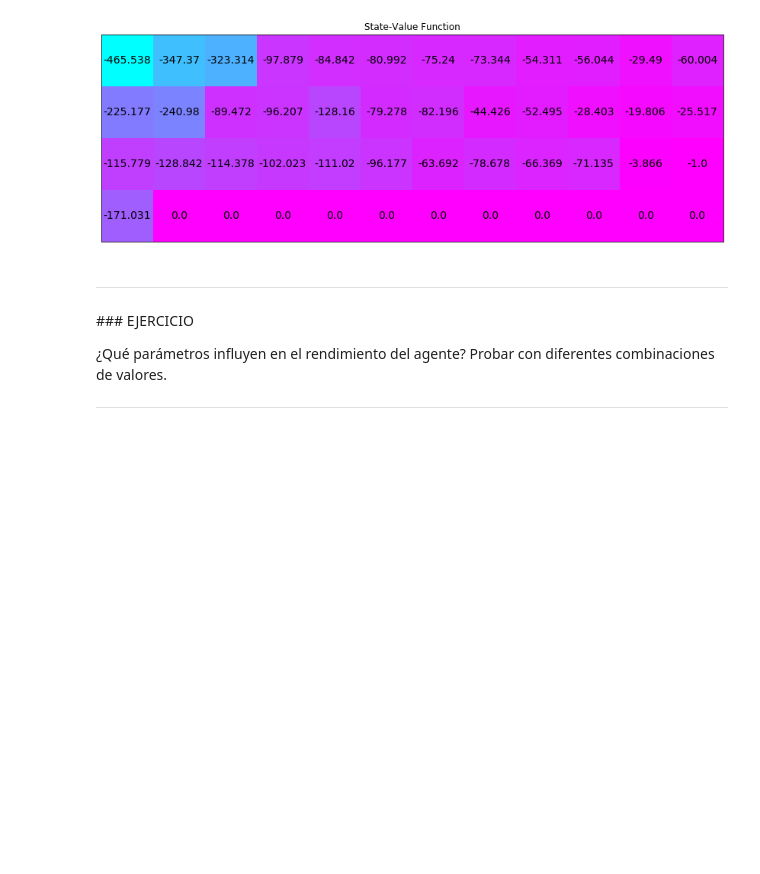
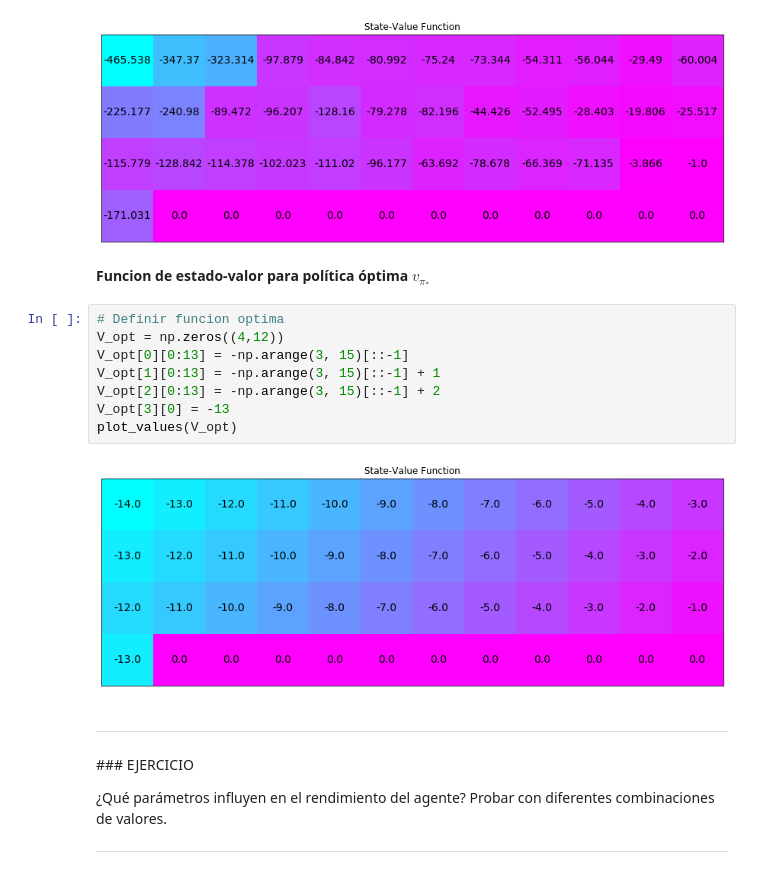
Before and after one commit to jgromero/eci2019-DRL, a Jupyter notebook: Tema 3 - Aprendizaje por Refuerzo/code/02b. Montecarlo_cliffwalking.ipynb, the cells around one changed output. Drawn from its saved outputs; the diff is of its cells as text; blank space fills up the shorter version.

```diff
--- a/Tema 3 - Aprendizaje por Refuerzo/code/02b. Montecarlo_cliffwalking.ipynb
+++ b/Tema 3 - Aprendizaje por Refuerzo/code/02b. Montecarlo_cliffwalking.ipynb
@@ -201,6 +201,18 @@ V = ([np.max(Q[key]) if key in Q else 0 for key in np.arange(48)])
 plot_values(V)
 # %% [output]
 [figure]
+# %% [markdown]
+__Funcion de estado-valor para política óptima $v_{\pi_*}$__
+# %%
+# Definir funcion optima
+V_opt = np.zeros((4,12))
+V_opt[0][0:13] = -np.arange(3, 15)[::-1]
+V_opt[1][0:13] = -np.arange(3, 15)[::-1] + 1
+V_opt[2][0:13] = -np.arange(3, 15)[::-1] + 2
+V_opt[3][0] = -13
+plot_values(V_opt)
+# %% [output]
+[figure, added]
 # %% [markdown]
 ---
 ### EJERCICIO
```
Also changed, not shown: parts of 1 cell of this notebook, 2 other files.
